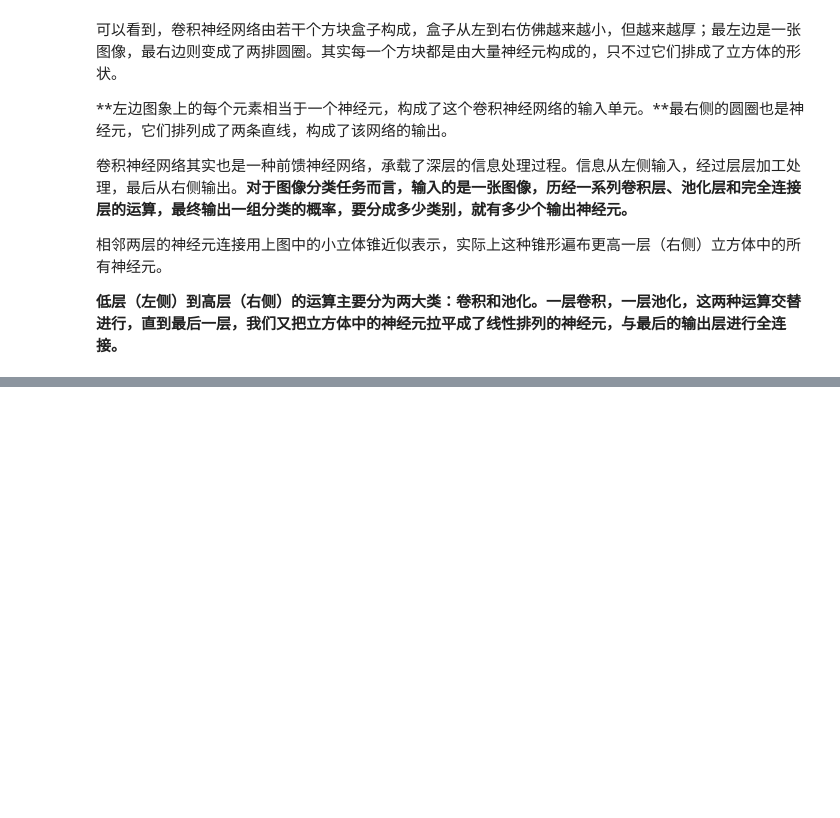
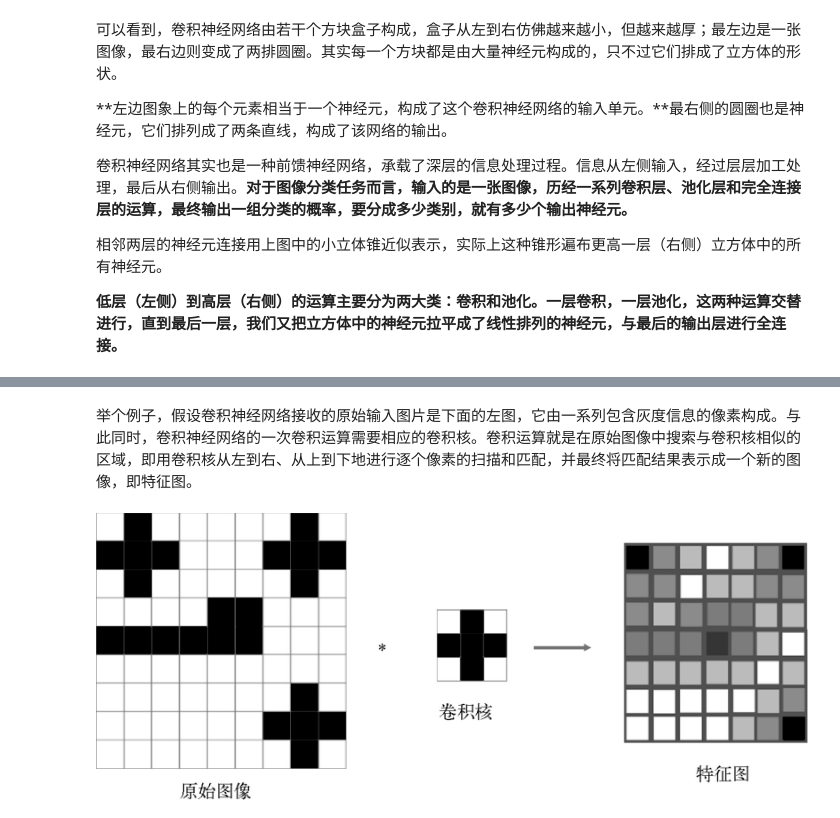
Before and after one commit to MaYangle/Basic-Deep-learning, a Jupyter notebook: convolutional neural network/number_detection.ipynb, the cells around one changed output, grey strips where cells are left out. Saved outputs shown, nothing was run; the diff lists cells and outputs as text; code cells hidden in the pictures; blank space fills up the shorter version.

```diff
--- a/convolutional neural network/number_detection.ipynb
+++ b/convolutional neural network/number_detection.ipynb
@@ -37,0 +73,6 @@ Image(filename=photo_path)
+# %% [markdown]
+举个例子，假设卷积神经网络接收的原始输入图片是下面的左图，它由一系列包含灰度信息的像素构成。与此同时，卷积神经网络的一次卷积运算需要相应的卷积核。卷积运算就是在原始图像中搜索与卷积核相似的区域，即用卷积核从左到右、从上到下地进行逐个像素的扫描和匹配，并最终将匹配结果表示成一个新的图像，即特征图。
+# %%
+Image(filename=photo_paths[3],width=900,height=350)
+# %% [output]
+[figure, added]
```
Also changed, not shown: parts of 104 cells of this notebook.
